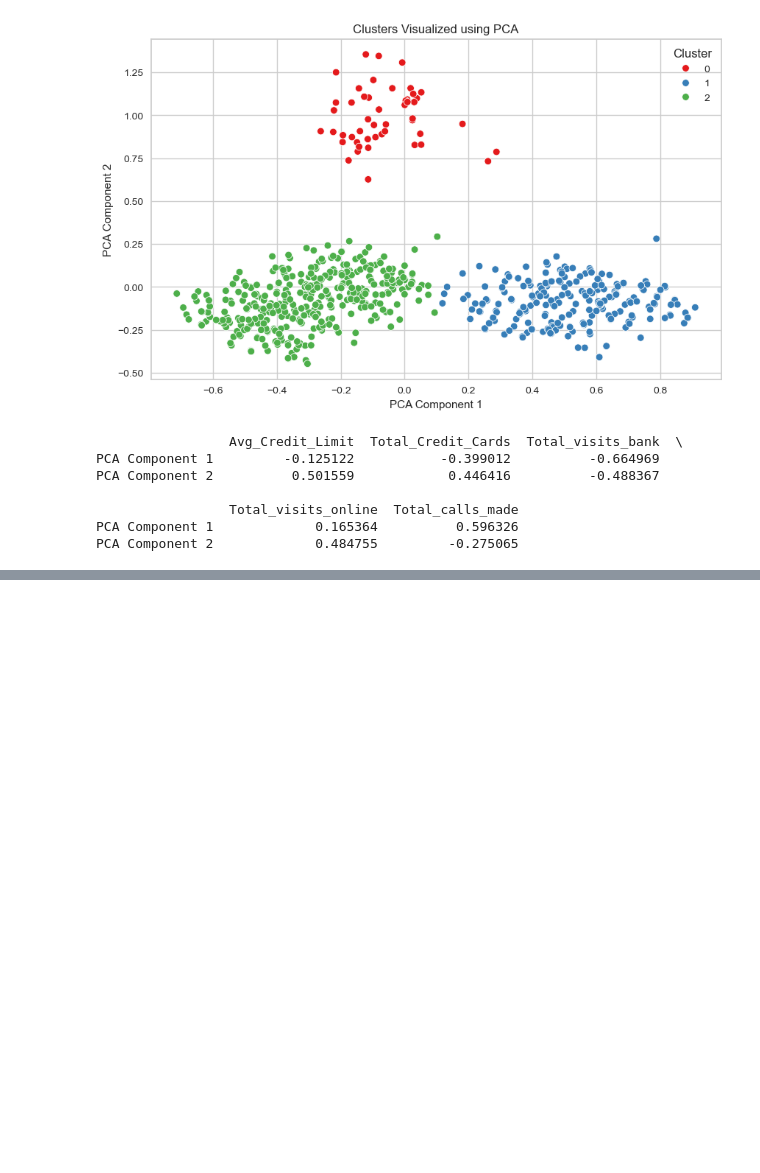
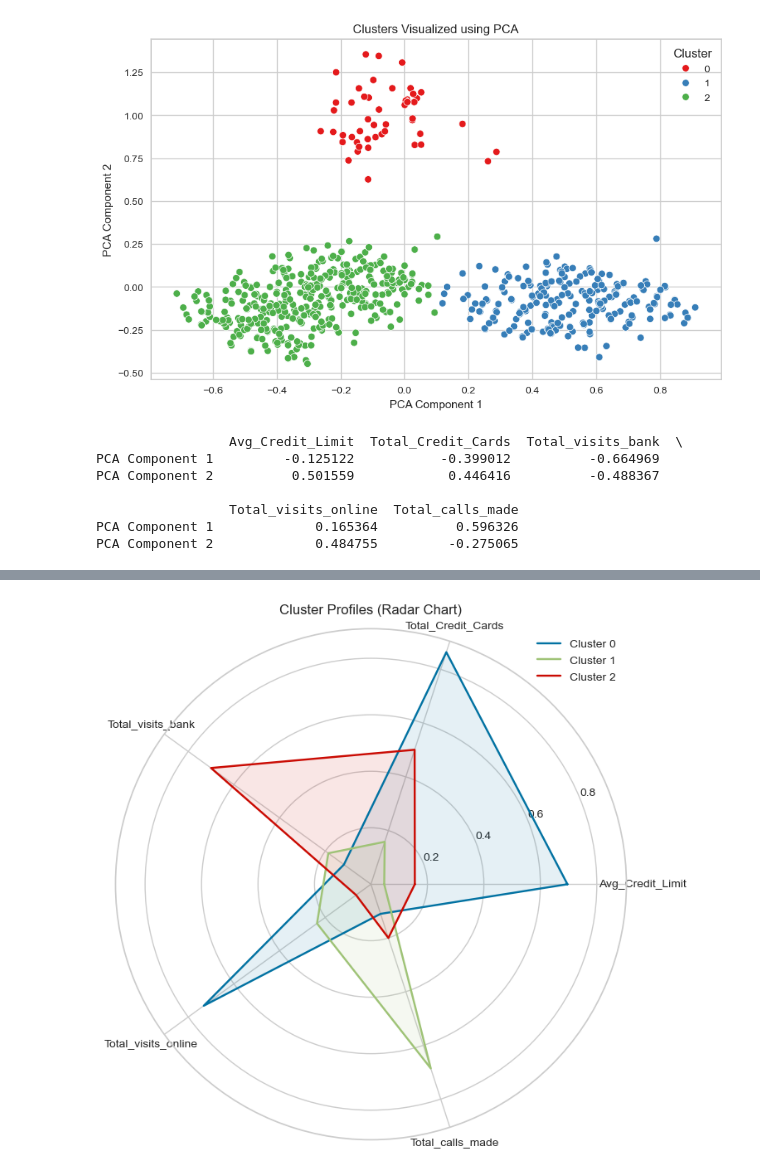
Before and after one commit to ditorizkyka/Machine-Learning-Project, a Jupyter notebook: PEMSIN.ipynb, the cells around one changed output, grey strips where cells are left out. Saved outputs shown, nothing was run; the diff lists cells and outputs as text; code cells hidden in the pictures; blank space fills up the shorter version.

```diff
--- a/PEMSIN.ipynb
+++ b/PEMSIN.ipynb
@@ -28,8 +29,8 @@ from sklearn.preprocessing import MinMaxScaler
 import joblib
 # %%
 path = dst
-df = pd.read_csv(path)
-df.head()
+df_original = pd.read_csv(path)
+df_original.head()
 # %% [output]
 |  | Sl_No | Customer Key | Avg_Credit_Limit | Total_Credit_Cards | Total_visits_bank | Total_visits_online | ... |
 | 0 | 1 | 87073 | 100000 | 2 | 1 | 1 | ... |
@@ -93,8 +94,8 @@ duplicate_customer_keys
 | 104 | 105 | 97935 | 17000 | 2 | 1 | 2 | ... |
 | 632 | 633 | 97935 | 187000 | 7 | 1 | 7 | ... |
 # %%
-df.drop_duplicates(subset=['Customer Key'], inplace=True)
-df
+df_original.drop_duplicates(subset=['Customer Key'], inplace=True)
+df_original
 # %% [output]
 |  | Sl_No | Customer Key | Avg_Credit_Limit | Total_Credit_Cards | Total_visits_bank | Total_visits_online | ... |
 | 0 | 1 | 87073 | 100000 | 2 | 1 | 1 | ... |
@@ -184,7 +168,7 @@ columns = ['Avg_Credit_Limit', 'Total_Credit_Cards', 'Total_visits_bank', 'Total
 
 for i, col in enumerate(columns, 1):
     plt.subplot(2, 3, i)
-    sns.boxplot(df[col])
+    sns.boxplot(df_original[col])
     plt.title(col)
 
 plt.tight_layout()
@@ -192,6 +176,7 @@ plt.show()
 # %% [output]
 [figure]
 # %%
+df = df_original.copy()
 scaler = MinMaxScaler()
 df[columns] = scaler.fit_transform(df[columns])
 joblib.dump(scaler, 'models/scaler.pkl')
@@ -352,0 +359,28 @@ PCA Component 2             0.484755         -0.275065
+# %%
+# Ambil ringkasan hanya dengan fitur yang relevan
+features = ['Avg_Credit_Limit', 'Total_Credit_Cards', 'Total_visits_bank',
+            'Total_visits_online', 'Total_calls_made']
+
+cluster_summary = df.groupby('cluster')[features].mean()
+
+# Radar Chart
+import numpy as np
+import matplotlib.pyplot as plt
+
+angles = np.linspace(0, 2 * np.pi, len(features), endpoint=False).tolist()
+angles += angles[:1]  # close loop
+
+fig, ax = plt.subplots(figsize=(8, 8), subplot_kw=dict(polar=True))
+
+for i in range(cluster_summary.shape[0]):
+    values = cluster_summary.iloc[i].tolist()
+    values += values[:1]
+    ax.plot(angles, values, label=f'Cluster {i}')
+    ax.fill(angles, values, alpha=0.1)
+
+ax.set_thetagrids(np.degrees(angles[:-1]), features)
+plt.title('Cluster Profiles (Radar Chart)')
+plt.legend()
+plt.show()
+# %% [output]
+[figure, added]
```
Also changed, not shown: parts of 20 cells of this notebook.
